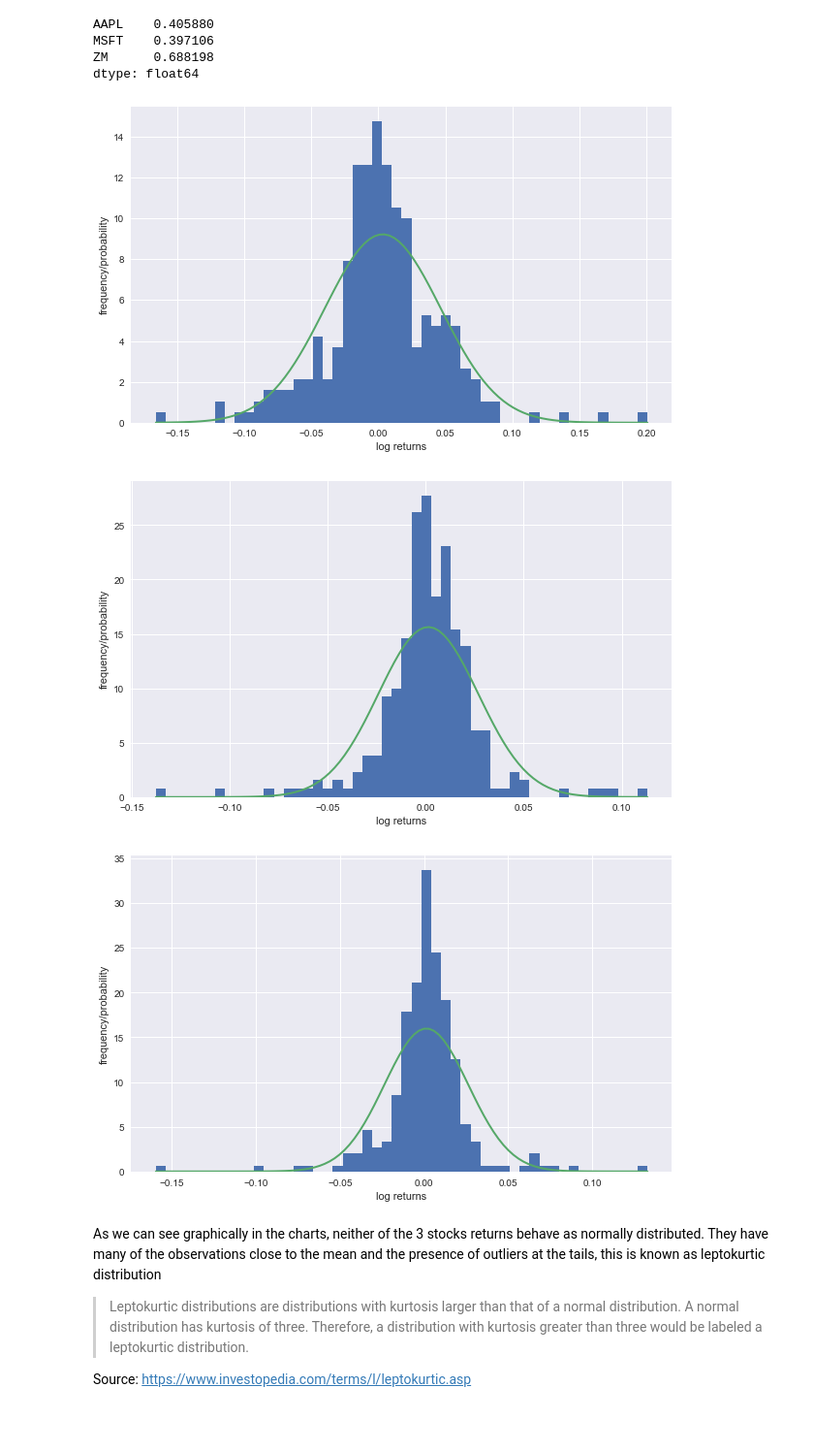
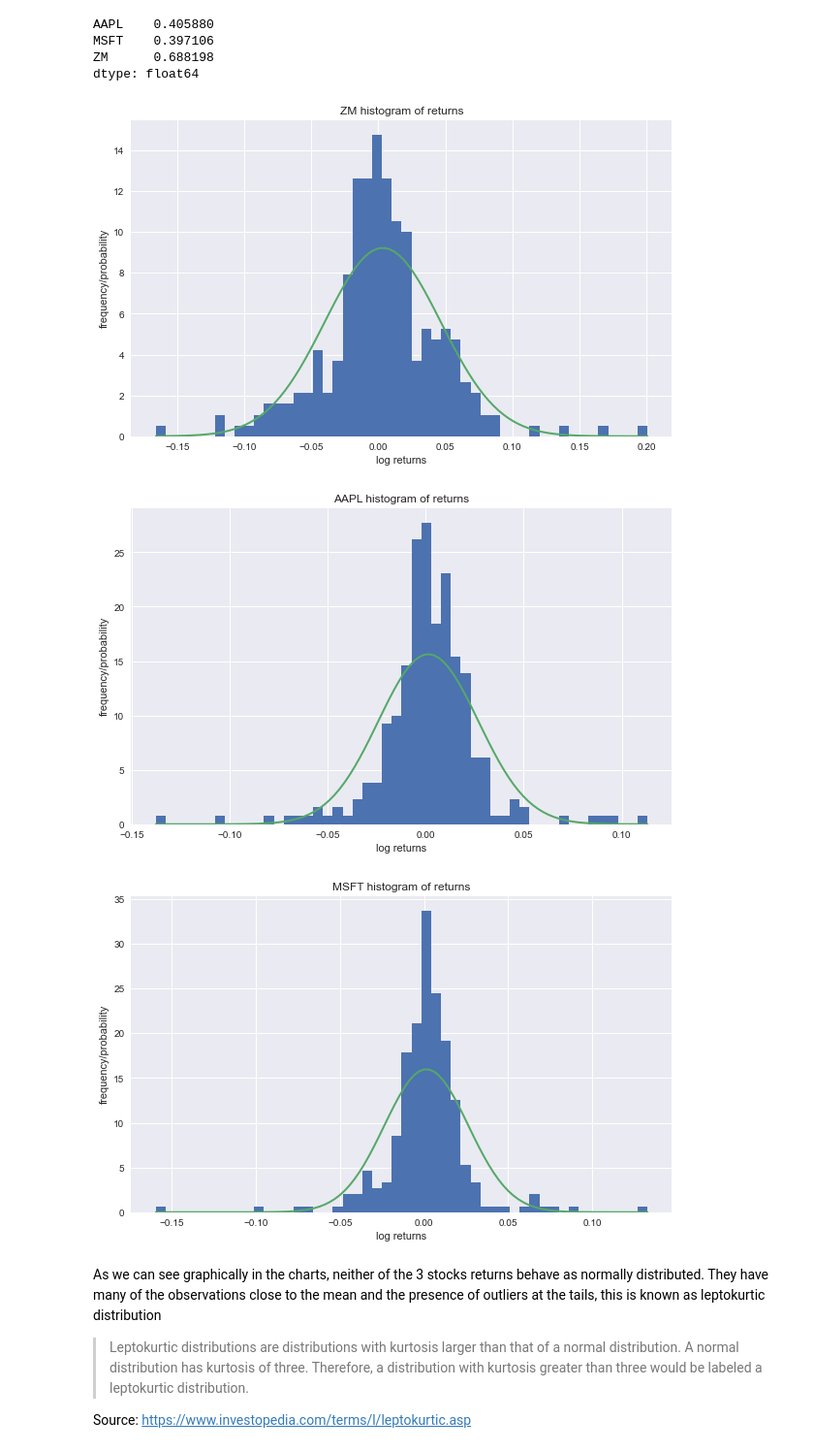
Before and after one commit to mateomarks/Computational-Finance, a Jupyter notebook: Normality Check.ipynb, the cells around one changed output. Shown: that part at 97% size. Saved outputs shown, nothing was run; the diff lists cells and outputs as text; code cells hidden in the pictures; blank space fills up the shorter version.

```diff
--- a/Normality Check.ipynb
+++ b/Normality Check.ipynb
@@ -73,7 +73,7 @@ def dN(x,mu,sigma):
     pdf=np.exp(-0.5 * z ** 2) / math.sqrt(2 * math.pi * sigma ** 2)
     return pdf
 # %%
-def return_histogram(rets):
+def return_histogram(name,rets):
     '''Plot a Histogram of the returns
     '''
     plt.figure(figsize=(10,6))
@@ -84,13 +84,15 @@ def return_histogram(rets):
     plt.xlabel('log returns')
     plt.ylabel('frequency/probability')
     plt.grid(True)
+    title = name + " histogram of returns"
+    plt.title(title)
 # %%
 for sym in symbols:
-    return_histogram(returns[sym].values)
+    return_histogram(sym, returns[sym].values)
 # %% [output]
-[figure, old version]
+[figure, new version]
-[figure, old version]
+[figure, new version]
-[figure, old version]
+[figure, new version]
 # %% [markdown]
 As we can see graphically in the charts, neither of the 3 stocks returns behave as normally distributed. They have many of the observations close to the mean and the presence of outliers at the tails, this is known as leptokurtic distribution
 
```
Also changed, not shown: parts of 2 cells of this notebook, 1 other file.
